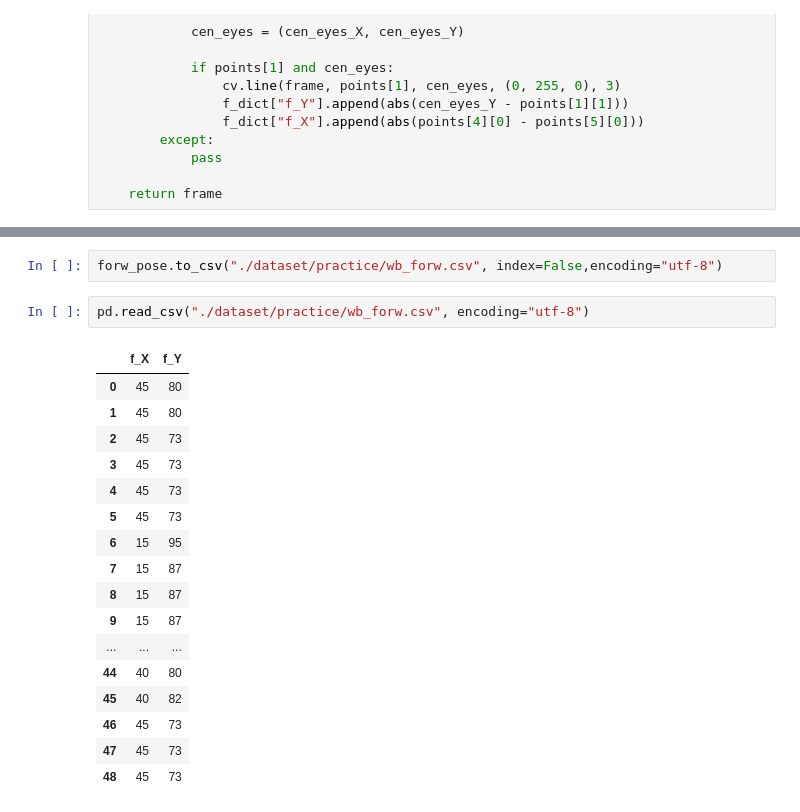
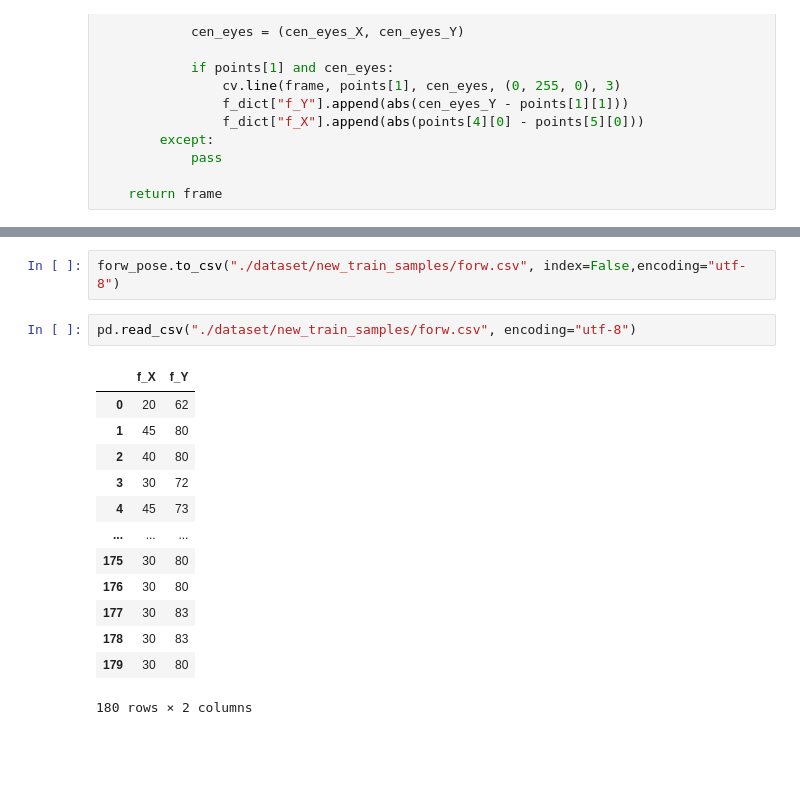
Before and after one commit to Real-Bird/0.python, a Jupyter notebook: FinalProject/export_forw.ipynb, the cells around one changed output, grey strips where cells are left out. Drawn from its saved outputs; the diff is of its cells as text; blank space fills up the shorter version.

```diff
--- a/FinalProject/export_forw.ipynb
+++ b/FinalProject/export_forw.ipynb
@@ -234,22 +230,18 @@ forw_pose
 # %%
-forw_pose.to_csv("./dataset/practice/wb_forw.csv", index=False,encoding="utf-8")
+forw_pose.to_csv("./dataset/new_train_samples/forw.csv", index=False,encoding="utf-8")
 # %%
-pd.read_csv("./dataset/practice/wb_forw.csv", encoding="utf-8")
+pd.read_csv("./dataset/new_train_samples/forw.csv", encoding="utf-8")
 # %% [output]
 |  | f_X | f_Y |
-| 0 | 45 | 80 |
+| 0 | 20 | 62 |
 | 1 | 45 | 80 |
-| 2 | 45 | 73 |
-| 3 | 45 | 73 |
+| 2 | 40 | 80 |
+| 3 | 30 | 72 |
 | 4 | 45 | 73 |
-| 5 | 45 | 73 |
-| 6 | 15 | 95 |
-| 7 | 15 | 87 |
-| 8 | 15 | 87 |
-| 9 | 15 | 87 |
 | ... | ... | ... |
-| 44 | 40 | 80 |
-| 45 | 40 | 82 |
-| 46 | 45 | 73 |
-| 47 | 45 | 73 |
-| 48 | 45 | 73 |
+| 175 | 30 | 80 |
+| 176 | 30 | 80 |
+| 177 | 30 | 83 |
+| 178 | 30 | 83 |
+| 179 | 30 | 80 |
+180 rows × 2 columns
```
Also changed, not shown: parts of 2 cells of this notebook, 9 other files.
